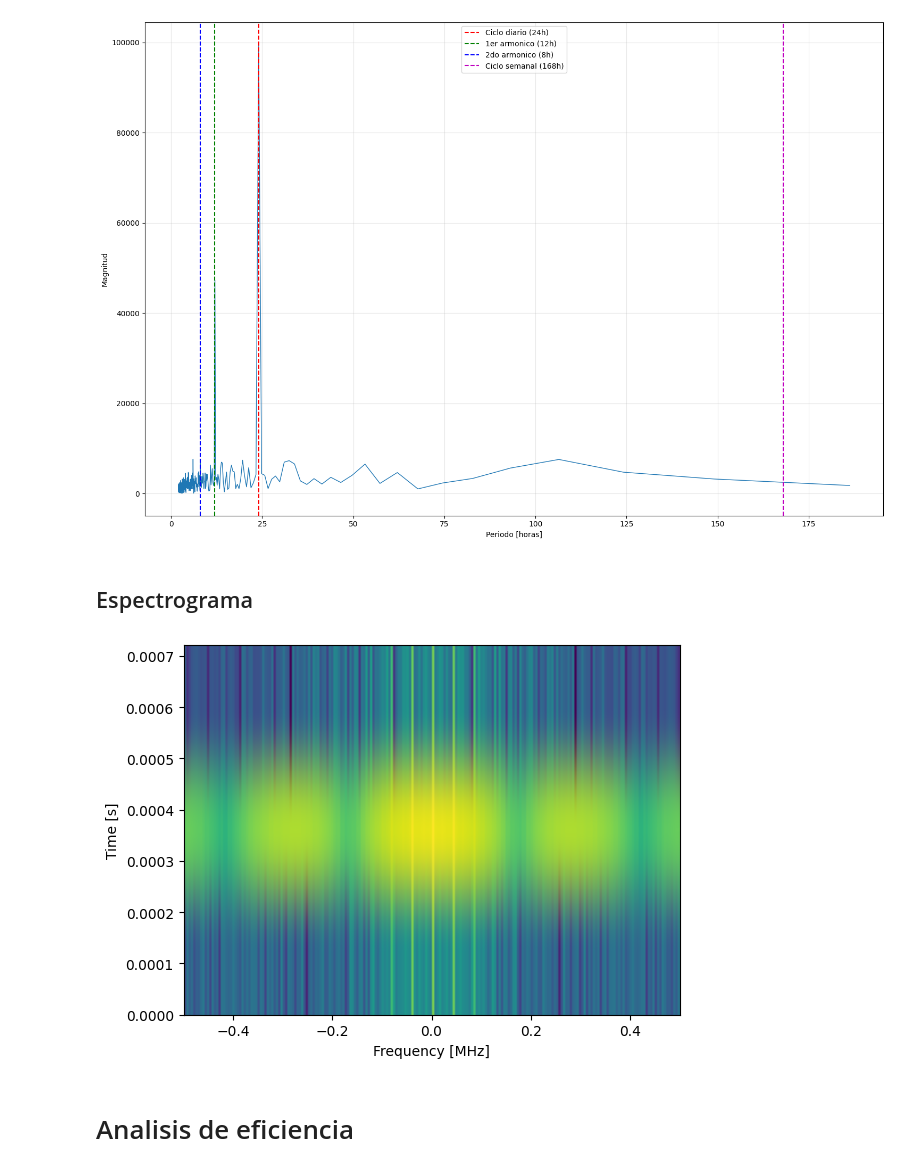
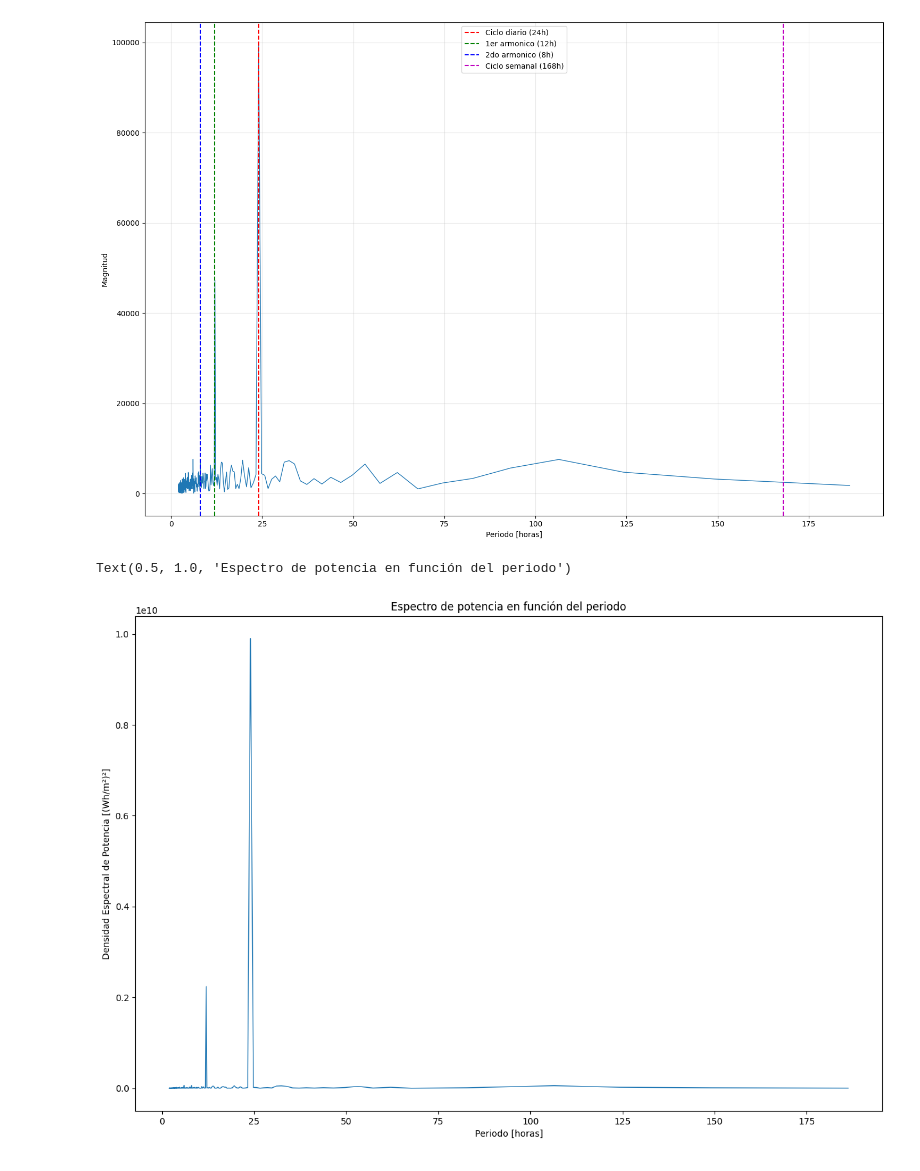
Before and after one commit to Deygoms/TimeSeries-GenerationSolar, a Jupyter notebook: TrabajoF_seriesT.ipynb, the cells around one changed output. Cells and saved outputs as stored; diff of their text form; code cells hidden in the pictures.

```diff
--- a/TrabajoF_seriesT.ipynb
+++ b/TrabajoF_seriesT.ipynb
@@ -176,19 +169,3 @@ plt.tight_layout()
 plt.show()
 # %% [output]
 [figure]
-# %% [markdown]
-## Espectrograma
-# %%
-num_rows = len(radiacion) // fft_size # // is an integer division which rounds down
-spectrogram = np.zeros((num_rows, fft_size))
-for i in range(num_rows):
-    spectrogram[i,:] = 10*np.log10(np.abs(np.fft.fftshift(np.fft.fft(radiacion[i*fft_size:(i+1)*fft_size])))**2)
-
-plt.imshow(spectrogram, aspect='auto', extent = [sample_rate/-2/1e6, sample_rate/2/1e6, 0, len(radiacion)/sample_rate])
-plt.xlabel("Frequency [MHz]")
-plt.ylabel("Time [s]")
-plt.show()
-# %% [output]
-[figure, removed]
-# %% [markdown]
-# Analisis de eficiencia
@@ -206,0 +172,10 @@ IRRADIANCIA_TIPICA_MAX = 1000     # W/m² (STC - Standard Test Conditions)
+# %%
+plt.figure(figsize=(15, 10))
+mask_periodo = (periodos >= 2) & (periodos <= 200)
+plt.plot(periodos[mask_periodo], psd[mask_periodo], linewidth=1)
+plt.xlabel('Periodo [horas]')
+plt.ylabel('Densidad Espectral de Potencia [(Wh/m²)²]')
+plt.title('Espectro de potencia en función del periodo')
+# %% [output]
+Text(0.5, 1.0, 'Espectro de potencia en función del periodo')
+[figure, added]
```
Also changed, not shown: parts of 17 cells of this notebook.
